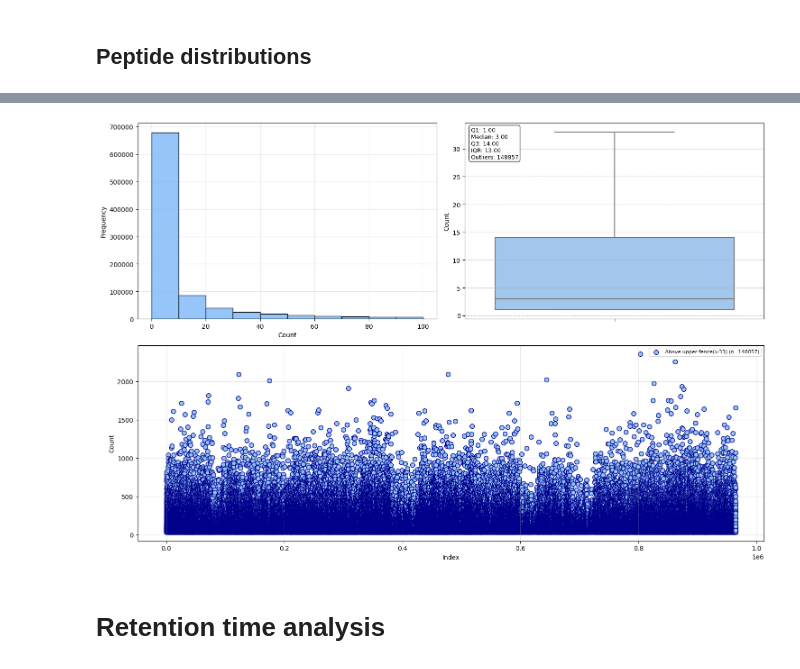
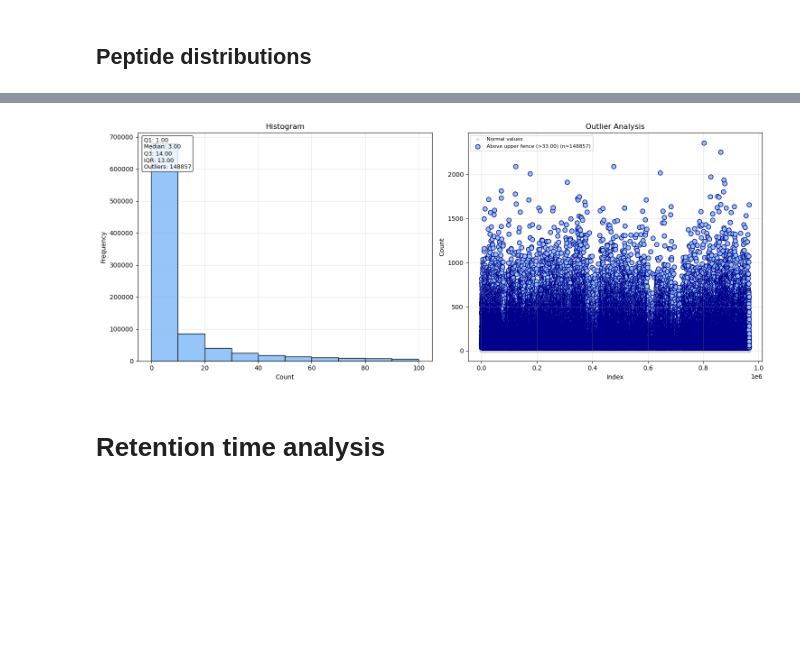
Before and after one commit to WannesLamberts/MTL-peptide-property-prediction-pool, a Jupyter notebook: notebooks/data_analysis/analysis_massive.ipynb, the cells around one changed output, grey strips where cells are left out. Cells and saved outputs as stored; diff of their text form; code cells hidden in the pictures; blank space fills up the shorter version.

```diff
--- a/notebooks/data_analysis/analysis_massive.ipynb
+++ b/notebooks/data_analysis/analysis_massive.ipynb
@@ -71,9 +71,9 @@ combined_plot(overlap_in_file, "Count",range=(0,30))
 # %%
 overlap_across_file = df.groupby('modified_sequence')['filename'].nunique()
 # %%
-combined_plot(overlap_across_file, "Count",range=(0,100))
+combined_plot_no_box(overlap_across_file, "Count",range=(0,100))
 # %% [output]
-[figure, old version]
+[figure, new version]
 # %% [markdown]
 # Retention time analysis
 # %%
```
Also changed, not shown: parts of 3 cells of this notebook.
